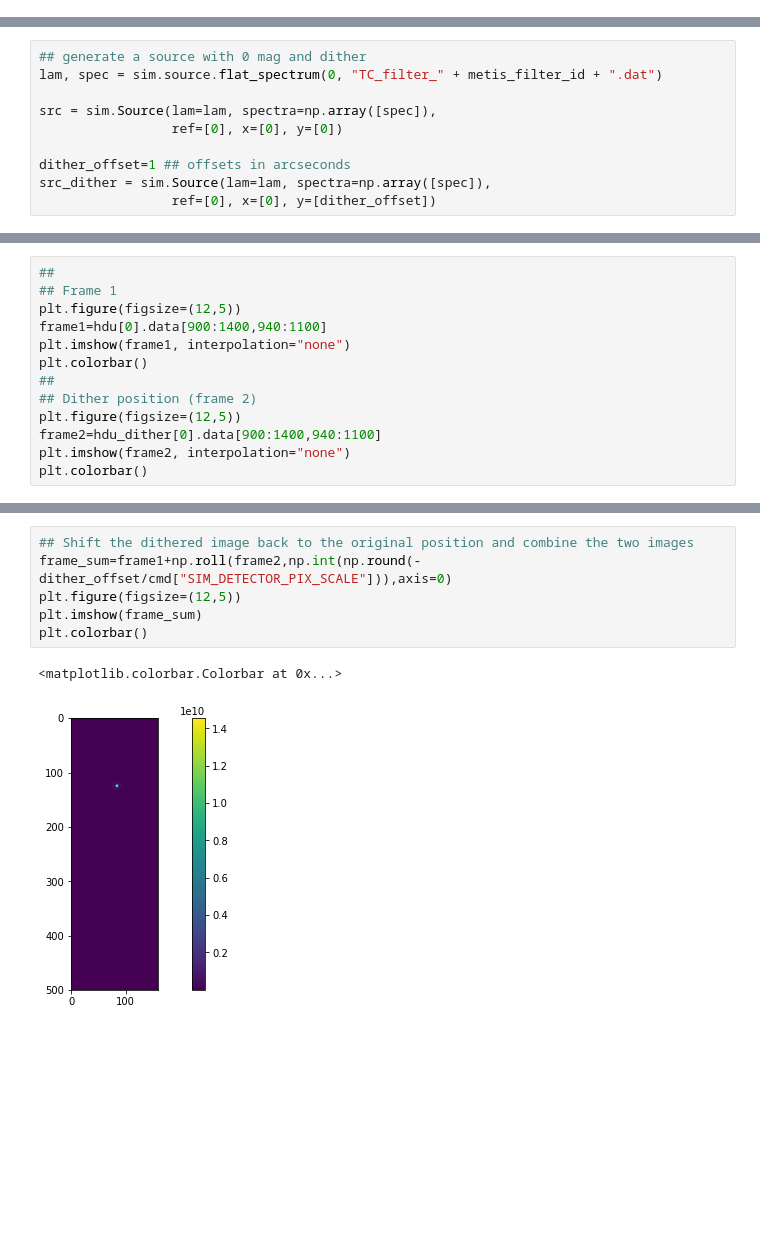
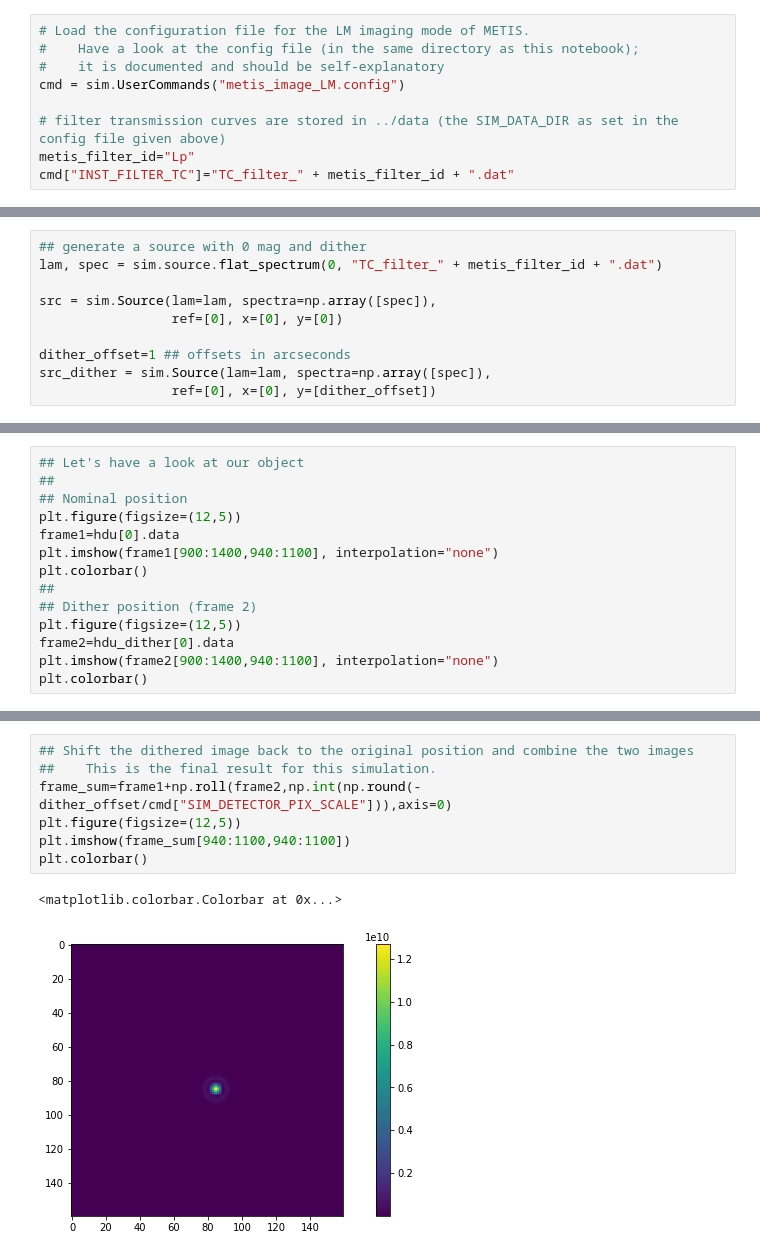
Before and after one commit to astronomyk/SimMETIS, a Jupyter notebook: notebooks/SimMETIS_IMG_LM.ipynb, the cells around one changed output, grey strips where cells are left out. Cells and saved outputs as stored; diff of their text form; blank space fills up the shorter version.

Commit message:
Expanded documentation, cleaned up notebooks, added verbosity to notebooks

```diff
--- a/notebooks/SimMETIS_IMG_LM.ipynb
+++ b/notebooks/SimMETIS_IMG_LM.ipynb
@@ -28,0 +16,9 @@ fpa = sim.Detector(cmd, small_fov=False)
+# %%
+# Load the configuration file for the LM imaging mode of METIS.
+#    Have a look at the config file (in the same directory as this notebook);
+#    it is documented and should be self-explanatory
+cmd = sim.UserCommands("metis_image_LM.config")
+
+# filter transmission curves are stored in ../data (the SIM_DATA_DIR as set in the config file given above)
+metis_filter_id="Lp"
+cmd["INST_FILTER_TC"]="TC_filter_" + metis_filter_id + ".dat"
@@ -55,15 +80,16 @@ Reading out chip 1 using superfast
 # %%
+## Let's have a look at our object
 ##
-## Frame 1
+## Nominal position
 plt.figure(figsize=(12,5))
-frame1=hdu[0].data[900:1400,940:1100]
-plt.imshow(frame1, interpolation="none")
+frame1=hdu[0].data
+plt.imshow(frame1[900:1400,940:1100], interpolation="none")
 plt.colorbar()
 ##
 ## Dither position (frame 2)
 plt.figure(figsize=(12,5))
-frame2=hdu_dither[0].data[900:1400,940:1100]
-plt.imshow(frame2, interpolation="none")
+frame2=hdu_dither[0].data
+plt.imshow(frame2[900:1400,940:1100], interpolation="none")
 plt.colorbar()
 # %% [output]
 <matplotlib.colorbar.Colorbar at 0x...>
@@ -72,9 +98,10 @@ plt.colorbar()
 # %%
 ## Shift the dithered image back to the original position and combine the two images
+##    This is the final result for this simulation.
 frame_sum=frame1+np.roll(frame2,np.int(np.round(-dither_offset/cmd["SIM_DETECTOR_PIX_SCALE"])),axis=0)
 plt.figure(figsize=(12,5))
-plt.imshow(frame_sum)
+plt.imshow(frame_sum[940:1100,940:1100])
 plt.colorbar()
 # %% [output]
 <matplotlib.colorbar.Colorbar at 0x...>
-[figure, old version]
+[figure, new version]
```
Also changed, not shown: parts of 12 cells of this notebook, 7 other files.
